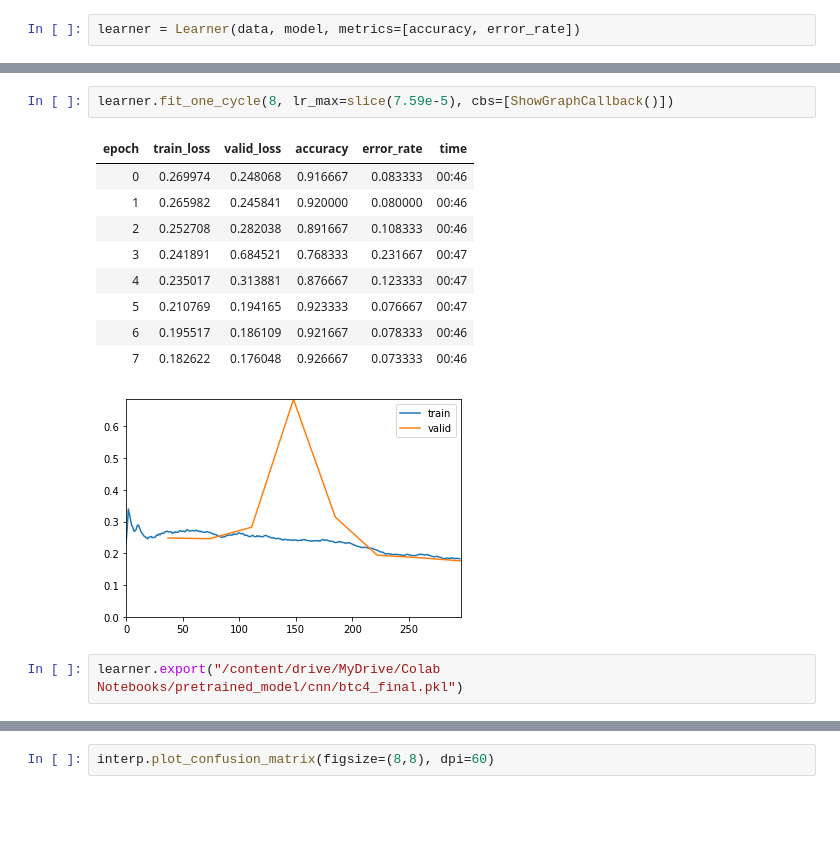
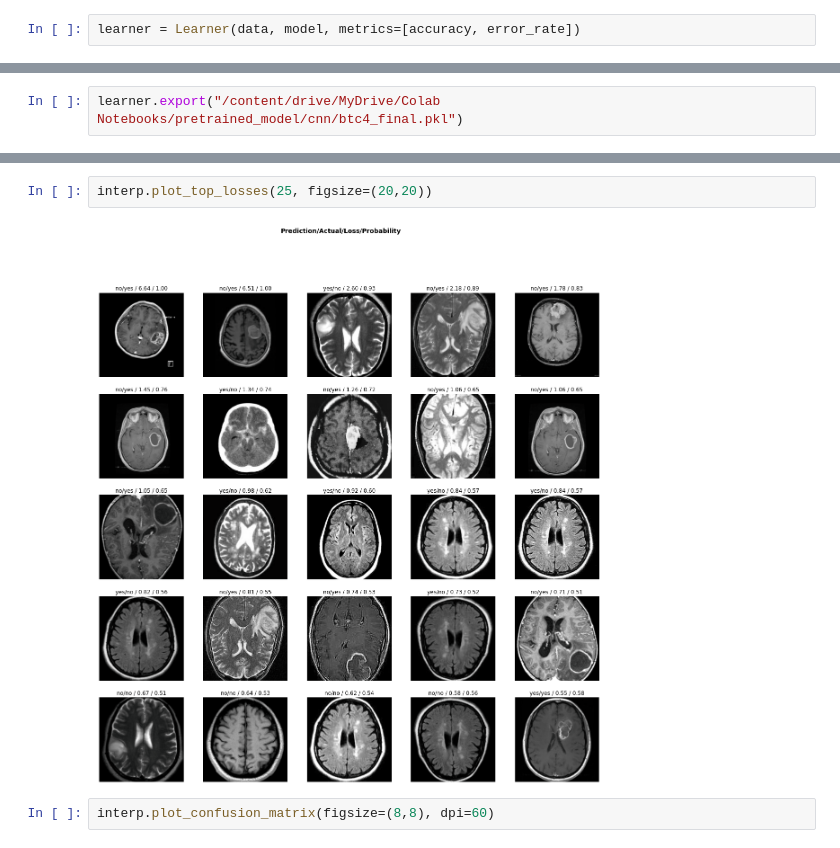
Before and after one commit to cosmo3xplorer/BrainTumour_Detection, a Jupyter notebook: Brain_Tumor_Classification_cnn.ipynb, the cells around one changed output, grey strips where cells are left out. Drawn from its saved outputs; the diff is of its cells as text; blank space fills up the shorter version.

```diff
--- a/Brain_Tumor_Classification_cnn.ipynb
+++ b/Brain_Tumor_Classification_cnn.ipynb
@@ -137,22 +125,13 @@ SuggestedLRs(valley=7.585775892948732e-05)
-# %%
-learner.fit_one_cycle(8, lr_max=slice(7.59e-5), cbs=[ShowGraphCallback()])
-# %% [output]
-| epoch | train_loss | valid_loss | accuracy | error_rate | time |
-| 0 | 0.269974 | 0.248068 | 0.916667 | 0.083333 | 00:46 |
-| 1 | 0.265982 | 0.245841 | 0.920000 | 0.080000 | 00:46 |
-| 2 | 0.252708 | 0.282038 | 0.891667 | 0.108333 | 00:46 |
-| 3 | 0.241891 | 0.684521 | 0.768333 | 0.231667 | 00:47 |
-| 4 | 0.235017 | 0.313881 | 0.876667 | 0.123333 | 00:47 |
-| 5 | 0.210769 | 0.194165 | 0.923333 | 0.076667 | 00:47 |
-| 6 | 0.195517 | 0.186109 | 0.921667 | 0.078333 | 00:46 |
-| 7 | 0.182622 | 0.176048 | 0.926667 | 0.073333 | 00:46 |
-[figure, removed]
 # %%
 learner.export("/content/drive/MyDrive/Colab Notebooks/pretrained_model/cnn/btc4_final.pkl")
 # %%
 interp = ClassificationInterpretation.from_learner(learner)
 # %% [output]
 [interactive output not drawn]
+# %%
+interp.plot_top_losses(25, figsize=(20,20))
+# %% [output]
+[figure, added]
 # %%
 interp.plot_confusion_matrix(figsize=(8,8), dpi=60)
 # %% [output]
```
Also changed, not shown: parts of 8 cells of this notebook.
